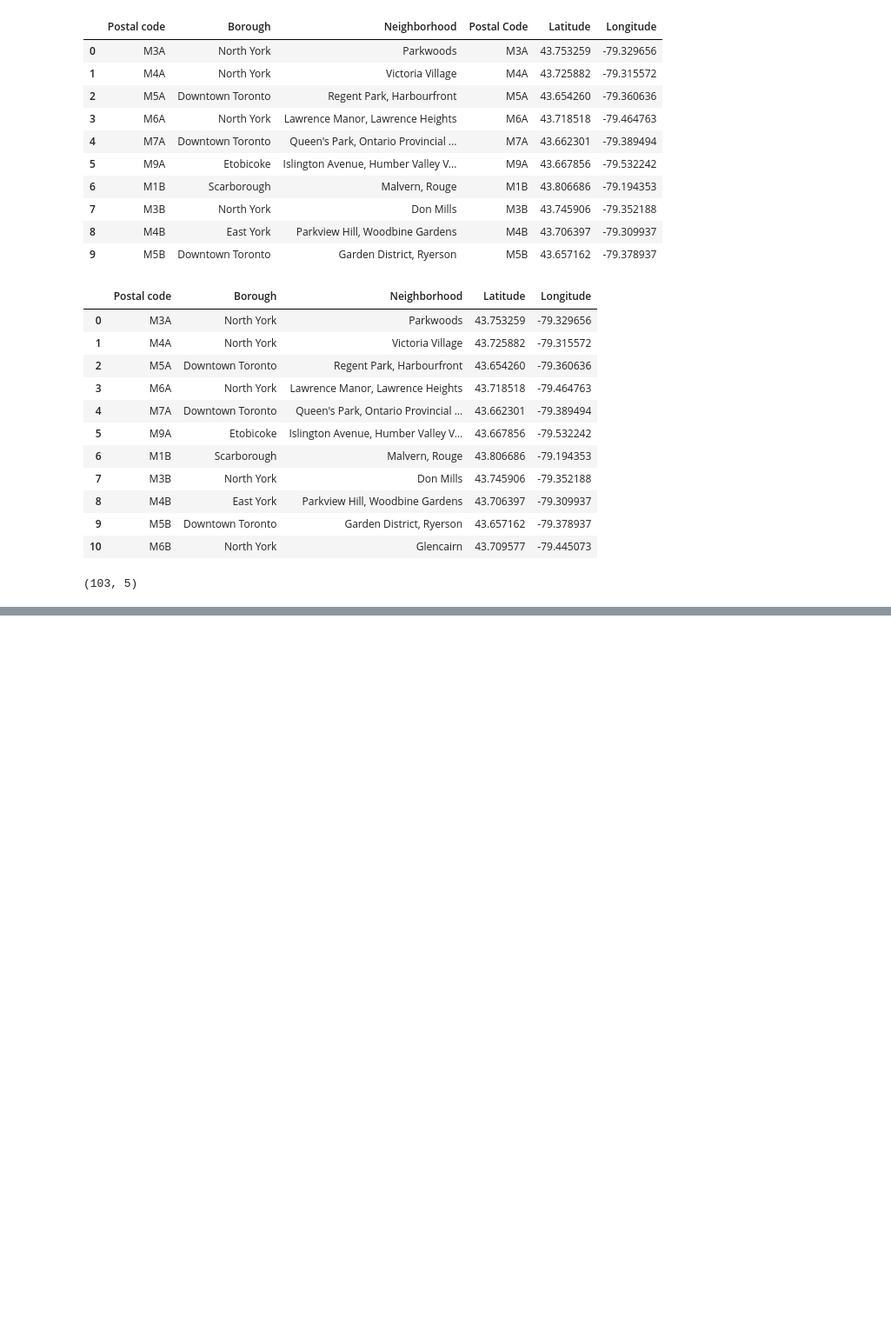
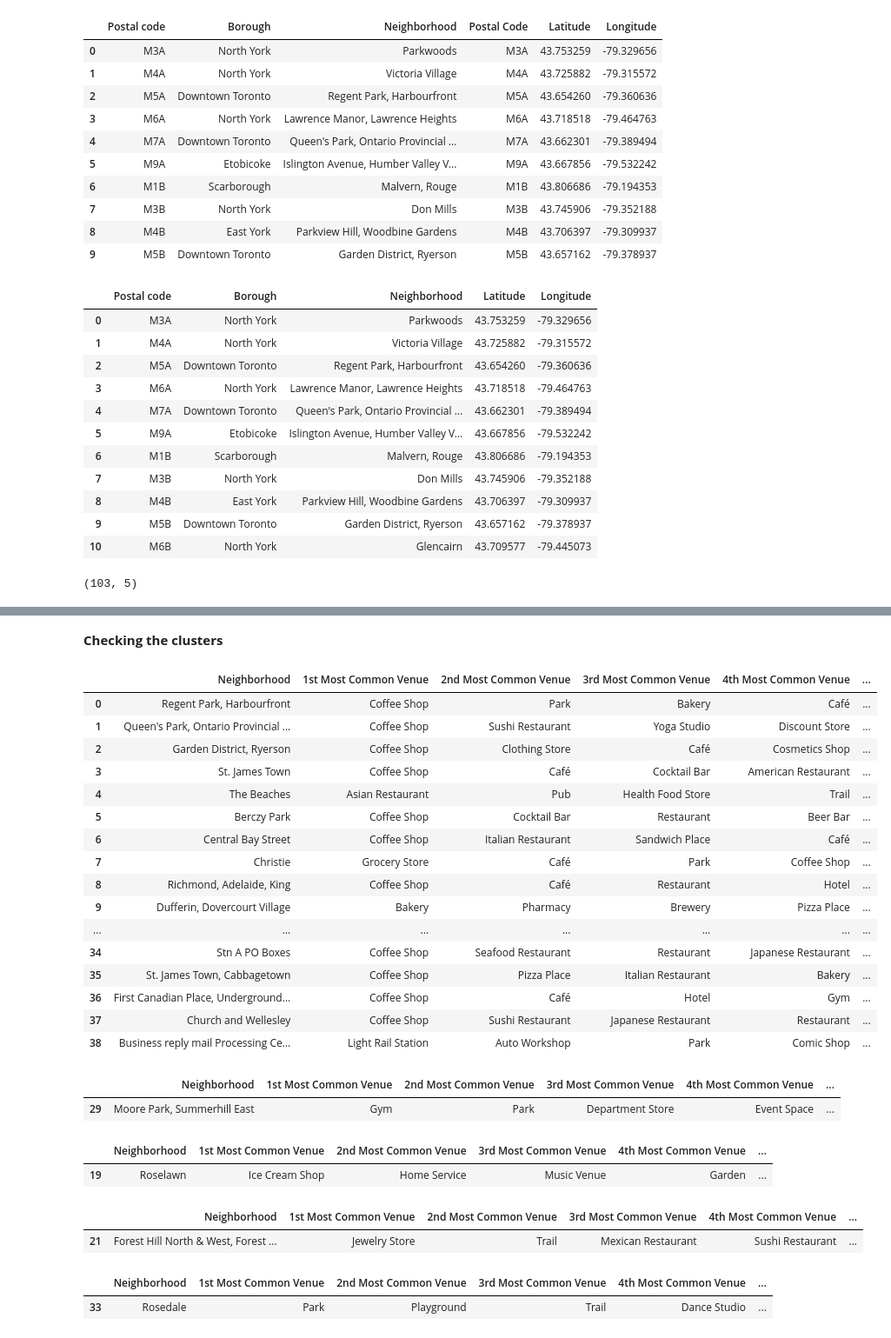
Before and after one commit to simin1391/Coursera_Capstone, a Jupyter notebook: Toronto_neighborhoods.ipynb, the cells around one changed output, grey strips where cells are left out. Shown at 87% size. Cells and saved outputs as stored; diff of their text form; code cells hidden in the pictures; blank space fills up the shorter version.

```diff
--- a/Toronto_neighborhoods.ipynb
+++ b/Toronto_neighborhoods.ipynb
@@ -87,0 +339,6 @@ df_merged.shape
+# %%
+def return_most_common_venues(row, num_top_venues):
+    row_categories = row.iloc[1:]
+    row_categories_sorted = row_categories.sort_values(ascending=False)
+
+    return row_categories_sorted.index.values[0:num_top_venues]
@@ -87,0 +378,10 @@ df_merged.shape
+# %%
+kclusters = 5
+
+toronto_grouped_clustering = toronto_grouped.drop('Neighborhood', 1)
+
+# run k-means clustering
+kmeans = KMeans(n_clusters=kclusters, random_state=0).fit(toronto_grouped_clustering)
+
+# check cluster labels generated for each row in the dataframe
+kmeans.labels_[0:40]
@@ -87,0 +391,13 @@ df_merged.shape
+# %%
+# add clustering labels
+neighborhoods_venues_sorted.insert(0, 'Cluster Labels', kmeans.labels_.astype(int))
+
+toronto_merged = toronto_data
+
+# merge toronto_grouped with toronto_data to add latitude/longitude for each neighborhood
+toronto_merged = toronto_merged.join(neighborhoods_venues_sorted.set_index('Neighborhood'), on='Neighborhood')
+
+#drop column postal code from the dataframe
+toronto_merged = toronto_merged.drop('Postal code', axis=1)
+
+toronto_merged.head() # check the last columns!
@@ -87,0 +437,42 @@ df_merged.shape
+# %% [markdown]
+**Checking the clusters**
+# %%
+toronto_merged.loc[toronto_merged['Cluster Labels'] == 0, toronto_merged.columns[[1] + list(range(5, toronto_merged.shape[1]))]]
+# %% [output]
+|  | Neighborhood | 1st Most Common Venue | 2nd Most Common Venue | 3rd Most Common Venue | 4th Most Common Venue | ... |
+| 0 | Regent Park, Harbourfront | Coffee Shop | Park | Bakery | Café | ... |
+| 1 | Queen's Park, Ontario Provincial ... | Coffee Shop | Sushi Restaurant | Yoga Studio | Discount Store | ... |
+| 2 | Garden District, Ryerson | Coffee Shop | Clothing Store | Café | Cosmetics Shop | ... |
+| 3 | St. James Town | Coffee Shop | Café | Cocktail Bar | American Restaurant | ... |
+| 4 | The Beaches | Asian Restaurant | Pub | Health Food Store | Trail | ... |
+| 5 | Berczy Park | Coffee Shop | Cocktail Bar | Restaurant | Beer Bar | ... |
+| 6 | Central Bay Street | Coffee Shop | Italian Restaurant | Sandwich Place | Café | ... |
+| 7 | Christie | Grocery Store | Café | Park | Coffee Shop | ... |
+| 8 | Richmond, Adelaide, King | Coffee Shop | Café | Restaurant | Hotel | ... |
+| 9 | Dufferin, Dovercourt Village | Bakery | Pharmacy | Brewery | Pizza Place | ... |
+| ... | ... | ... | ... | ... | ... | ... |
+| 34 | Stn A PO Boxes | Coffee Shop | Seafood Restaurant | Restaurant | Japanese Restaurant | ... |
+| 35 | St. James Town, Cabbagetown | Coffee Shop | Pizza Place | Italian Restaurant | Bakery | ... |
+| 36 | First Canadian Place, Underground... | Coffee Shop | Café | Hotel | Gym | ... |
+| 37 | Church and Wellesley | Coffee Shop | Sushi Restaurant | Japanese Restaurant | Restaurant | ... |
+| 38 | Business reply mail Processing Ce... | Light Rail Station | Auto Workshop | Park | Comic Shop | ... |
+# %%
+toronto_merged.loc[toronto_merged['Cluster Labels'] == 1, toronto_merged.columns[[1] + list(range(5, toronto_merged.shape[1]))]]
+# %% [output]
+|  | Neighborhood | 1st Most Common Venue | 2nd Most Common Venue | 3rd Most Common Venue | 4th Most Common Venue | ... |
+| 29 | Moore Park, Summerhill East | Gym | Park | Department Store | Event Space | ... |
+# %%
+toronto_merged.loc[toronto_merged['Cluster Labels'] == 2, toronto_merged.columns[[1] + list(range(5, toronto_merged.shape[1]))]]
+# %% [output]
+|  | Neighborhood | 1st Most Common Venue | 2nd Most Common Venue | 3rd Most Common Venue | 4th Most Common Venue | ... |
+| 19 | Roselawn | Ice Cream Shop | Home Service | Music Venue | Garden | ... |
+# %%
+toronto_merged.loc[toronto_merged['Cluster Labels'] == 3, toronto_merged.columns[[1] + list(range(5, toronto_merged.shape[1]))]]
+# %% [output]
+|  | Neighborhood | 1st Most Common Venue | 2nd Most Common Venue | 3rd Most Common Venue | 4th Most Common Venue | ... |
+| 21 | Forest Hill North & West, Forest ... | Jewelry Store | Trail | Mexican Restaurant | Sushi Restaurant | ... |
+# %%
+toronto_merged.loc[toronto_merged['Cluster Labels'] == 4, toronto_merged.columns[[1] + list(range(5, toronto_merged.shape[1]))]]
+# %% [output]
+|  | Neighborhood | 1st Most Common Venue | 2nd Most Common Venue | 3rd Most Common Venue | 4th Most Common Venue | ... |
+| 33 | Rosedale | Park | Playground | Trail | Dance Studio | ... |
```
Also changed, not shown: parts of 31 cells of this notebook.
